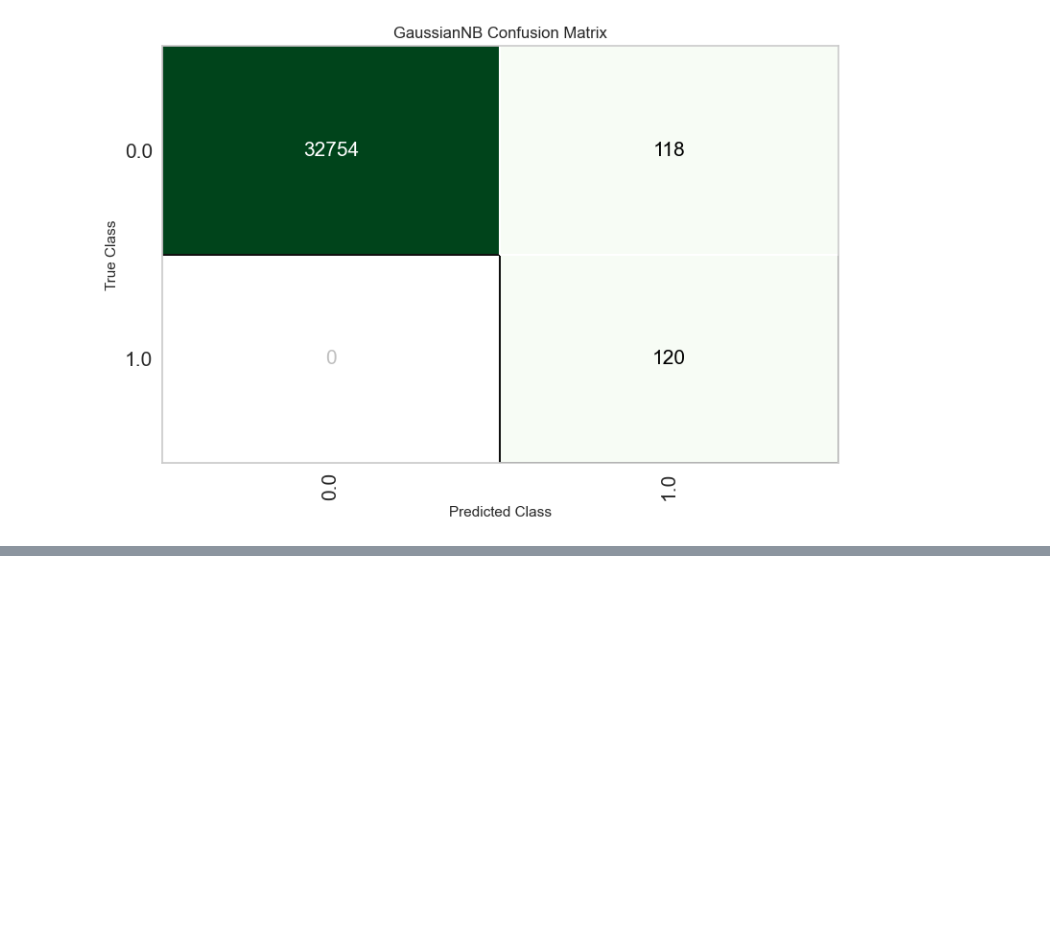
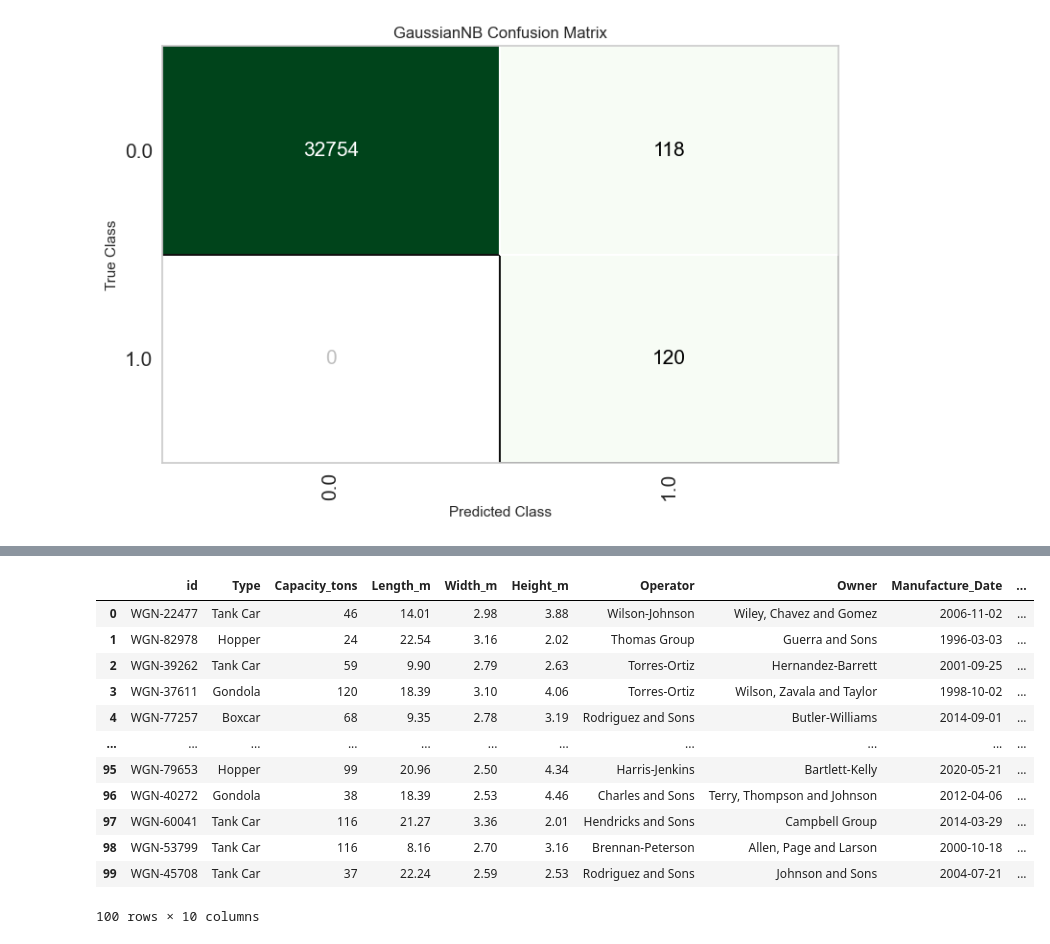
Before and after one commit to squirrel376/neuraltwin, a Jupyter notebook: src/classification/agent.ipynb, the cells around one changed output, grey strips where cells are left out. Cells and saved outputs as stored; diff of their text form; code cells hidden in the pictures; blank space fills up the shorter version.

```diff
--- a/src/classification/agent.ipynb
+++ b/src/classification/agent.ipynb
@@ -115,10 +134,5 @@ for data_type in ["measurements", "failures", "metadata"]:
 # %% [markdown]
 # Train classification model
-# %%
-# load measurements table
-measurements = pd.read_gbq("SELECT * FROM `neuraltwin.wagon_data.measurements`", project_id="neuraltwin", dialect="standard")
-# %%
-failures = pd.read_gbq("SELECT id, timestamp FROM `neuraltwin.wagon_data.failures`", project_id="neuraltwin", dialect="standard")
 # %%
 training_data = measurements
 training_data["failure"] = 0.0
@@ -206,0 +328,25 @@ forecast = forecast(
+# %%
+# read in metadata and print the first 5 rows
+metadata = pd.read_json("../../data/wagon_data/metadata/combined_metadata.ndjson", lines=True)
+# %%
+operators = metadata["Operator"].to_list()[:10]
+# %%
+import random
+
+
+metadata["Operator"] = [operators[random.randint(0,len(operators)-1)] for _ in range(len(metadata))]
+metadata
+# %% [output]
+|  | id | Type | Capacity_tons | Length_m | Width_m | Height_m | Operator | Owner | Manufacture_Date | ... |
+| 0 | WGN-22477 | Tank Car | 46 | 14.01 | 2.98 | 3.88 | Wilson-Johnson | Wiley, Chavez and Gomez | 2006-11-02 | ... |
+| 1 | WGN-82978 | Hopper | 24 | 22.54 | 3.16 | 2.02 | Thomas Group | Guerra and Sons | 1996-03-03 | ... |
+| 2 | WGN-39262 | Tank Car | 59 | 9.90 | 2.79 | 2.63 | Torres-Ortiz | Hernandez-Barrett | 2001-09-25 | ... |
+| 3 | WGN-37611 | Gondola | 120 | 18.39 | 3.10 | 4.06 | Torres-Ortiz | Wilson, Zavala and Taylor | 1998-10-02 | ... |
+| 4 | WGN-77257 | Boxcar | 68 | 9.35 | 2.78 | 3.19 | Rodriguez and Sons | Butler-Williams | 2014-09-01 | ... |
+| ... | ... | ... | ... | ... | ... | ... | ... | ... | ... | ... |
+| 95 | WGN-79653 | Hopper | 99 | 20.96 | 2.50 | 4.34 | Harris-Jenkins | Bartlett-Kelly | 2020-05-21 | ... |
+| 96 | WGN-40272 | Gondola | 38 | 18.39 | 2.53 | 4.46 | Charles and Sons | Terry, Thompson and Johnson | 2012-04-06 | ... |
+| 97 | WGN-60041 | Tank Car | 116 | 21.27 | 3.36 | 2.01 | Hendricks and Sons | Campbell Group | 2014-03-29 | ... |
+| 98 | WGN-53799 | Tank Car | 116 | 8.16 | 2.70 | 3.16 | Brennan-Peterson | Allen, Page and Larson | 2000-10-18 | ... |
+| 99 | WGN-45708 | Tank Car | 37 | 22.24 | 2.59 | 2.53 | Rodriguez and Sons | Johnson and Sons | 2004-07-21 | ... |
+100 rows × 10 columns
```
Also changed, not shown: parts of 19 cells of this notebook, 4 other files.
